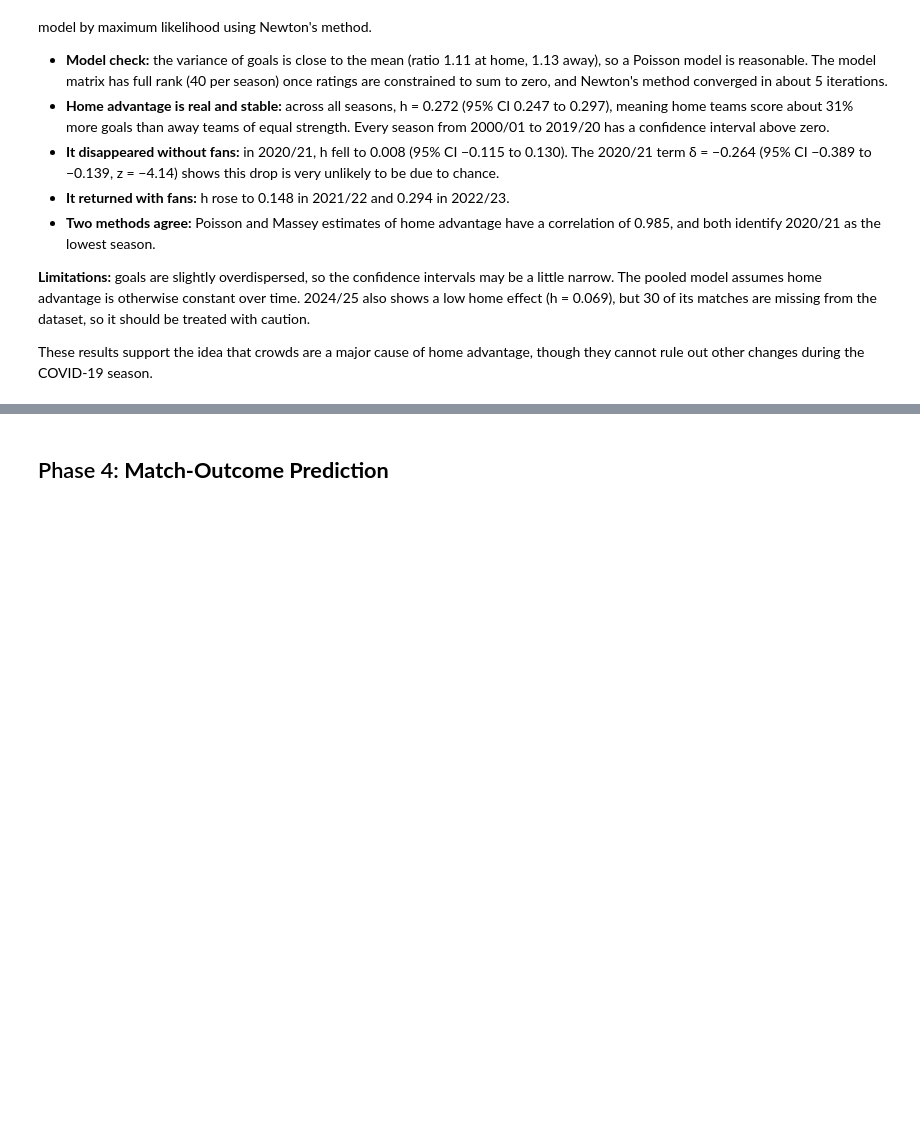
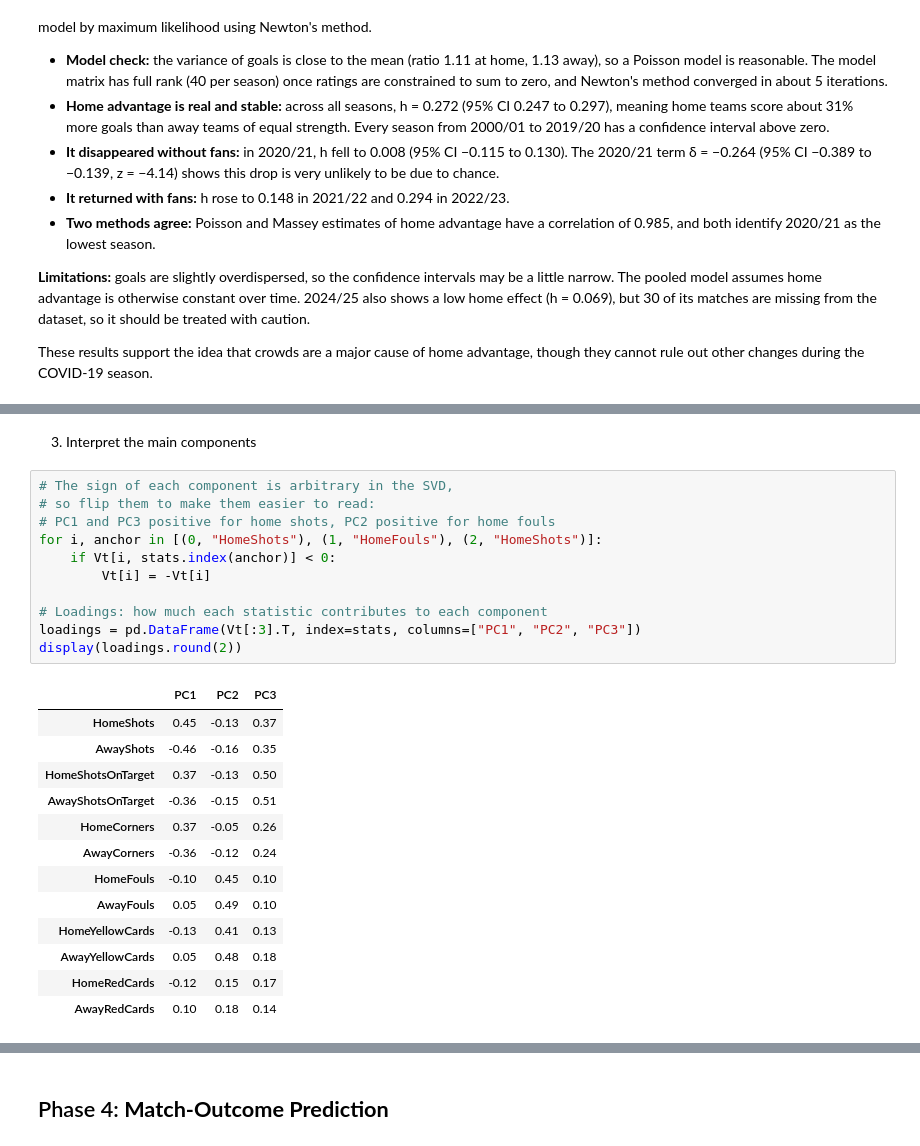
Before and after one commit to Joudii18/Is-Home-Advantage-Dying-What-25-Years-of-Premier-League-Data-Say, a Jupyter notebook: EPL_Home_Advantage_Project.ipynb, the cells around one changed output, grey strips where cells are left out. Drawn from its saved outputs; the diff is of its cells as text; blank space fills up the shorter version.

```diff
--- a/EPL_Home_Advantage_Project.ipynb
+++ b/EPL_Home_Advantage_Project.ipynb
@@ -1481,0 +1548,27 @@ These results support the idea that crowds are a major cause of home advantage,
+# %% [markdown]
+3. Interpret the main components
+# %%
+# The sign of each component is arbitrary in the SVD,
+# so flip them to make them easier to read:
+# PC1 and PC3 positive for home shots, PC2 positive for home fouls
+for i, anchor in [(0, "HomeShots"), (1, "HomeFouls"), (2, "HomeShots")]:
+    if Vt[i, stats.index(anchor)] < 0:
+        Vt[i] = -Vt[i]
+
+# Loadings: how much each statistic contributes to each component
+loadings = pd.DataFrame(Vt[:3].T, index=stats, columns=["PC1", "PC2", "PC3"])
+display(loadings.round(2))
+# %% [output]
+|  | PC1 | PC2 | PC3 |
+| HomeShots | 0.45 | -0.13 | 0.37 |
+| AwayShots | -0.46 | -0.16 | 0.35 |
+| HomeShotsOnTarget | 0.37 | -0.13 | 0.50 |
+| AwayShotsOnTarget | -0.36 | -0.15 | 0.51 |
+| HomeCorners | 0.37 | -0.05 | 0.26 |
+| AwayCorners | -0.36 | -0.12 | 0.24 |
+| HomeFouls | -0.10 | 0.45 | 0.10 |
+| AwayFouls | 0.05 | 0.49 | 0.10 |
+| HomeYellowCards | -0.13 | 0.41 | 0.13 |
+| AwayYellowCards | 0.05 | 0.48 | 0.18 |
+| HomeRedCards | -0.12 | 0.15 | 0.17 |
+| AwayRedCards | 0.10 | 0.18 | 0.14 |
```
Also changed, not shown: parts of 14 cells of this notebook.
